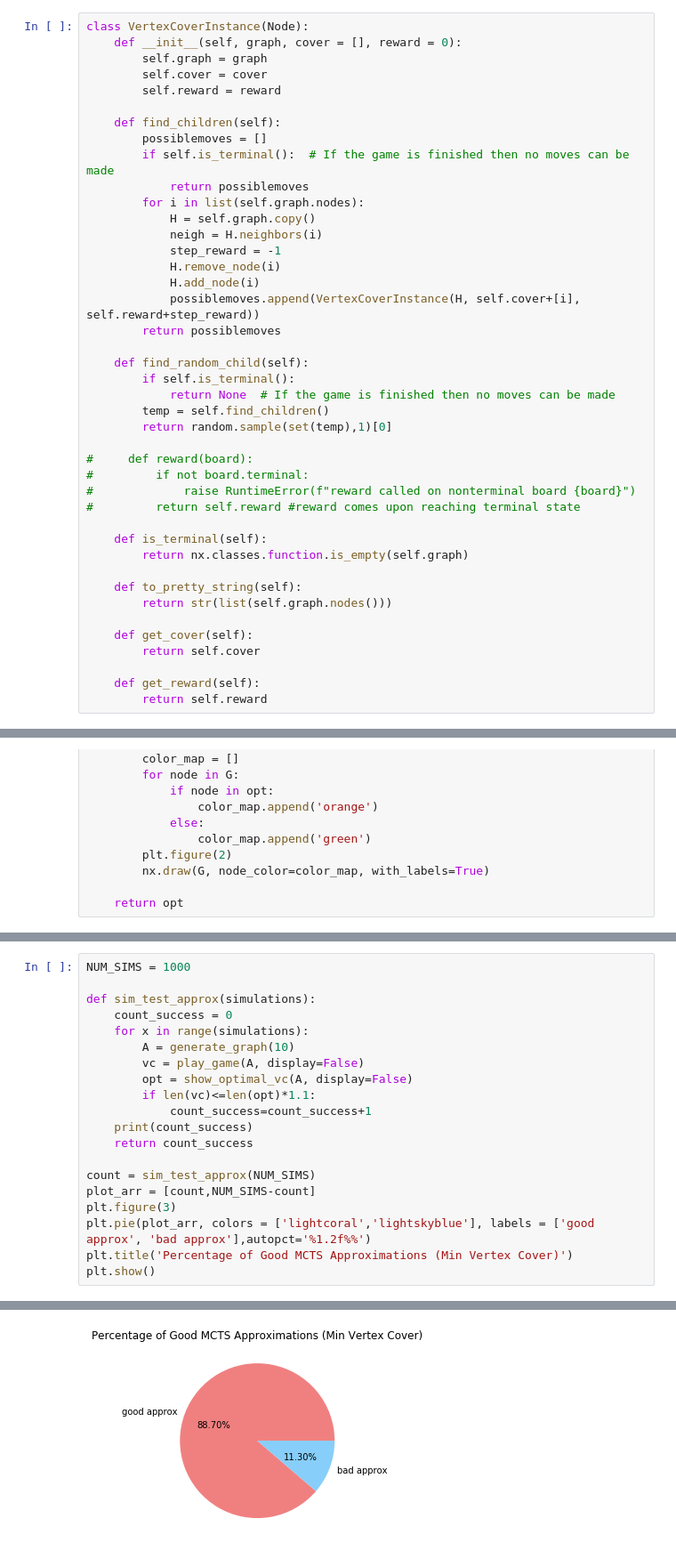
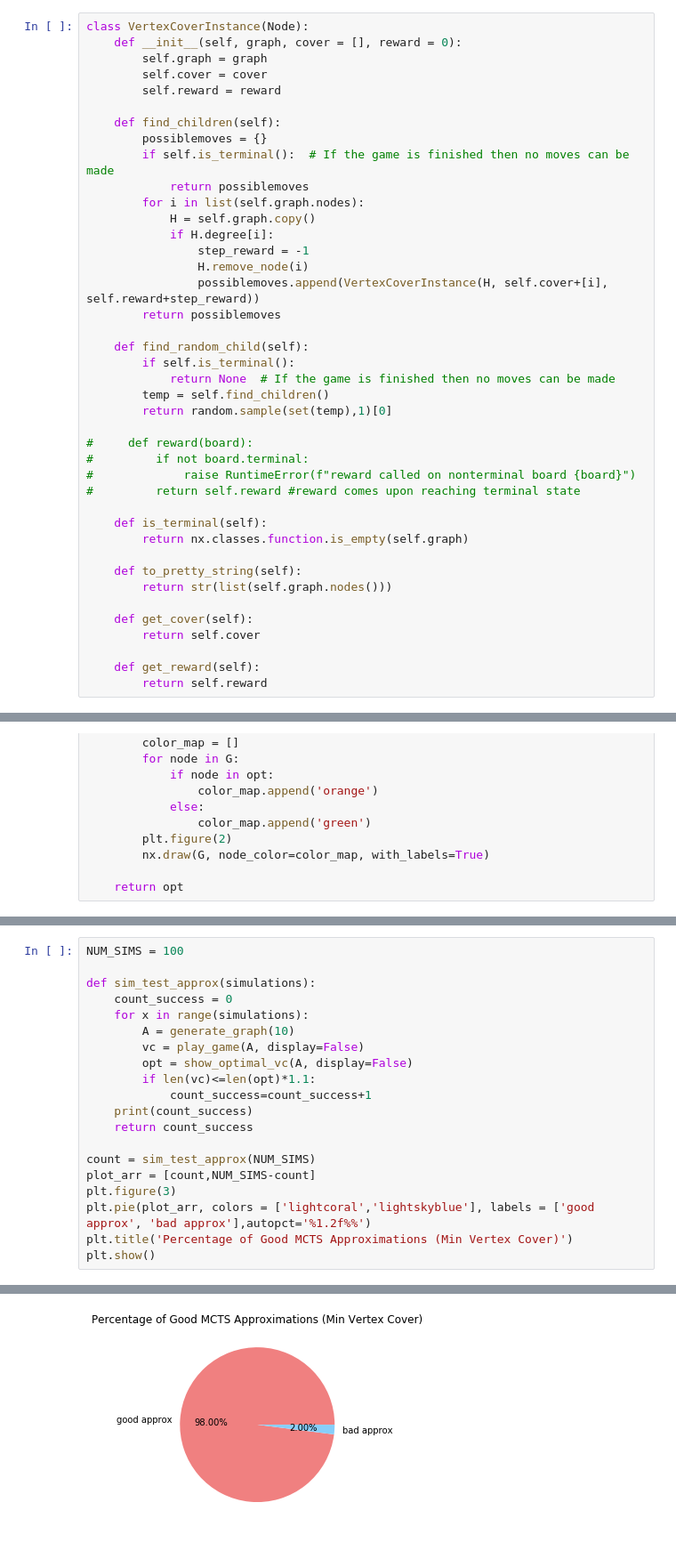
Before and after one commit to colindbrown/columbia-deep-learning-project, a Jupyter notebook: EX1/AlphaMinVertexCover_Submission.ipynb, the cells around one changed output, grey strips where cells are left out. Shown at 89% size. Cells and saved outputs as stored; diff of their text form.

```diff
--- a/EX1/AlphaMinVertexCover_Submission.ipynb
+++ b/EX1/AlphaMinVertexCover_Submission.ipynb
@@ -145,16 +145,15 @@ class VertexCoverInstance(Node):
         self.reward = reward
 
     def find_children(self):
-        possiblemoves = []
+        possiblemoves = {}
         if self.is_terminal():  # If the game is finished then no moves can be made
             return possiblemoves
         for i in list(self.graph.nodes):
             H = self.graph.copy()
-            neigh = H.neighbors(i)
-            step_reward = -1
-            H.remove_node(i)
-            H.add_node(i)
-            possiblemoves.append(VertexCoverInstance(H, self.cover+[i], self.reward+step_reward))
+            if H.degree[i]:
+                step_reward = -1
+                H.remove_node(i)
+                possiblemoves.append(VertexCoverInstance(H, self.cover+[i], self.reward+step_reward))
         return possiblemoves
 
     def find_random_child(self):
@@ -261,5 +250,5 @@ OPTIMAL
 # %%
-NUM_SIMS = 1000
+NUM_SIMS = 100
 
 def sim_test_approx(simulations):
     count_success = 0
@@ -283,4 +272,4 @@ plt.show()
-[figure, old version]
+[figure, new version]
 # %%
 class MCTS_AZ:
     "Monte Carlo tree searcher with GNN. First rollout the tree then choose a move."
```
Also changed, not shown: parts of 4 cells of this notebook, 2 other files.
